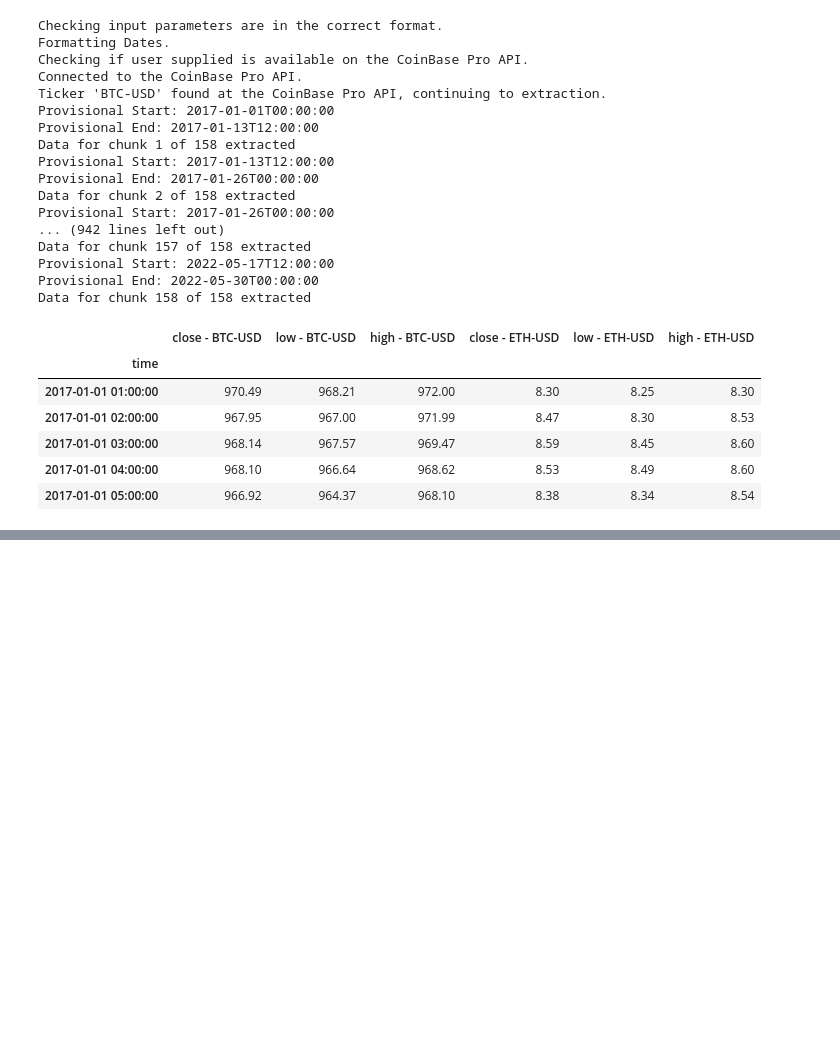
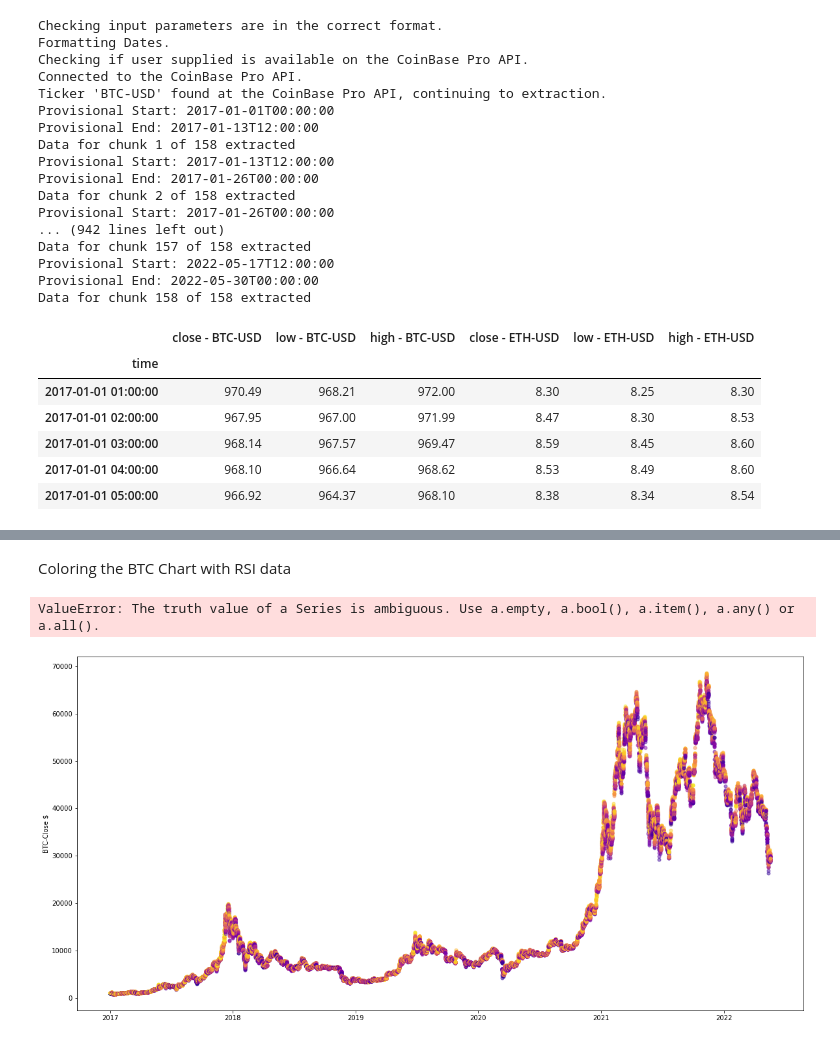
Before and after one commit to HoussamZak/Color_Coded_Crypto_Charts_with_MFI-Money-Flow-Index-, a Jupyter notebook: 1_.ipynb, the cells around one changed output, grey strips where cells are left out. Saved outputs shown, nothing was run; the diff lists cells and outputs as text; code cells hidden in the pictures; blank space fills up the shorter version.

```diff
--- a/1_.ipynb
+++ b/1_.ipynb
@@ -89,0 +170,39 @@ DF.tail()
+# %%
+def get_colors(ind, colormap):
+    colorlist = []
+    norm = col.Normalize(vmin=ind.min(), vmax = ind.max())
+    for i in ind:
+        colorlist.append(list(colormap(norm(i))))
+    return colorlist
+
+#Converting RSI for our chart
+y = np.array(DFind['RSI'])
+colormap = plt.get_cmap('plasma')
+DFind['RSI_colors'] = get_colors(y, colormap)
+#Converting Pearson Correlation for our chart
+y = np.array(DFind['Pearson_Corr'])
+colormap = plt.get_cmap('plasma')
+DFind['Corr_colors'] = get_colors(y, colormap)
+# %% [markdown]
+Coloring the BTC Chart with RSI data
+# %%
+pd.plotting.register_matplotlib_converters()
+fig, ax1 = plt.subplots(figsize = (20,10), sharex=False)
+x = DFind.index
+y = DFind['close - BTC-USD']
+z = DFind['RSI_colors']
+
+#Drawing points
+
+for i in range(len(DFind)):
+    ax1.plot(x[i], np.array(y[i]), 'o', color = z[i], alpha = 0.5, markersize = 5 )
+ax1.set_ylabel('BTC-Close $')
+ax1.tick_params(axis = y, labelcolor = 'black')
+ax1.set_xlabel('Date')
+
+ax1.text(0.02, 0.95, 'BTC-USD with RSI as colored Dots', transform = ax1.transAxes, fontsize = 16)
+pngc = ax2.imshow(list(z), cmap = 'plasma', vmin = 0, vmax = 100, interpolation = 'none')
+rsi_colored_chart = plt.colorbar(pngc)
+# %% [output]
+ValueError: The truth value of a Series is ambiguous. Use a.empty, a.bool(), a.item(), a.any() or a.all().
+[figure, added]
```
Also changed, not shown: parts of 11 cells of this notebook.
